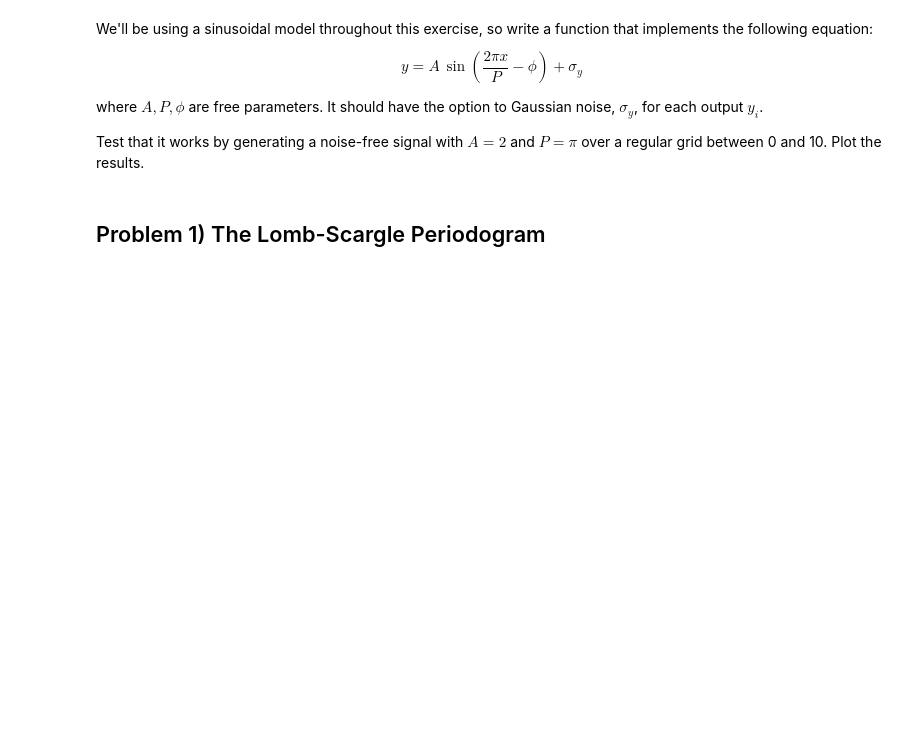
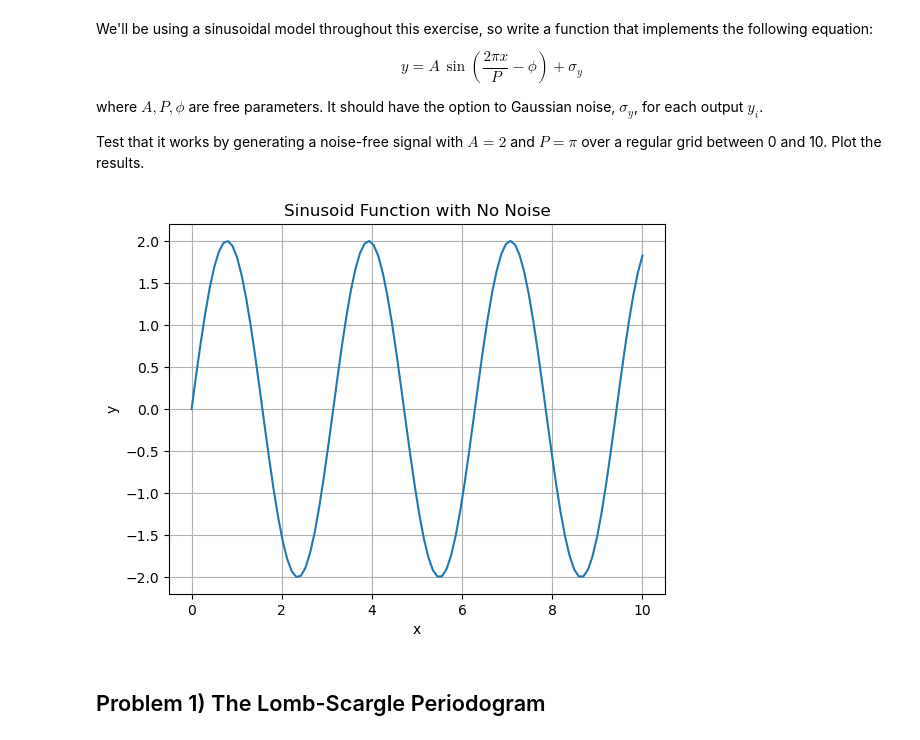
Before and after one commit to ASTR154/time-series, a Jupyter notebook: time-series.ipynb, the cells around one changed output. Drawn from its saved outputs; the diff is of its cells as text; code cells hidden in the pictures; blank space fills up the shorter version.

```diff
--- a/time-series.ipynb
+++ b/time-series.ipynb
@@ -15,15 +15,29 @@ $$ y = A\,\sin\left(\frac{2{\pi}x}{P} - \phi\right) + \sigma_y$$
 where $A, P, \phi$ are free parameters. It should have the option to Gaussian noise, $\sigma_y$, for each output $y_i$.
 
 Test that it works by generating a noise-free signal with $A = 2$ and $P = \pi$ over a regular grid between 0 and 10. Plot the results.
-# %%
-rng = np.random.default_rng()
-
-def sinusoid(x, period=1, amplitude=1, phase=0, noise=0):
-    return  # complete
-
-x =  # complete
-y = sinusoid(  # complete
-plt.plot(  # complete
+# %%
+rng = np.random.default_rng()
+
+def sinusoid(x, period=1, amplitude=1, phase=0, noise=0):
+    y = amplitude*np.sin((2*np.pi*x) / (period) - phase)
+    if noise > 0:
+        y += rng.normal(0, noise, size = len(x))
+    return y
+
+A = 2
+P = np.pi
+phi = 0
+sigma_y = 0
+x = np.linspace(0, 10, 100)
+y = sinusoid(x, period = P, amplitude = A, phase = phi, noise = sigma_y)
+plt.plot(x, y)
+plt.title("Sinusoid Function with No Noise")
+plt.xlabel("x")
+plt.ylabel("y")
+plt.grid(True)
+plt.show()
+# %% [output]
+[figure, added]
 # %% [markdown]
 ## Problem 1) The Lomb-Scargle Periodogram
 # %% [markdown]
```
Also changed, not shown: parts of 26 cells of this notebook.
